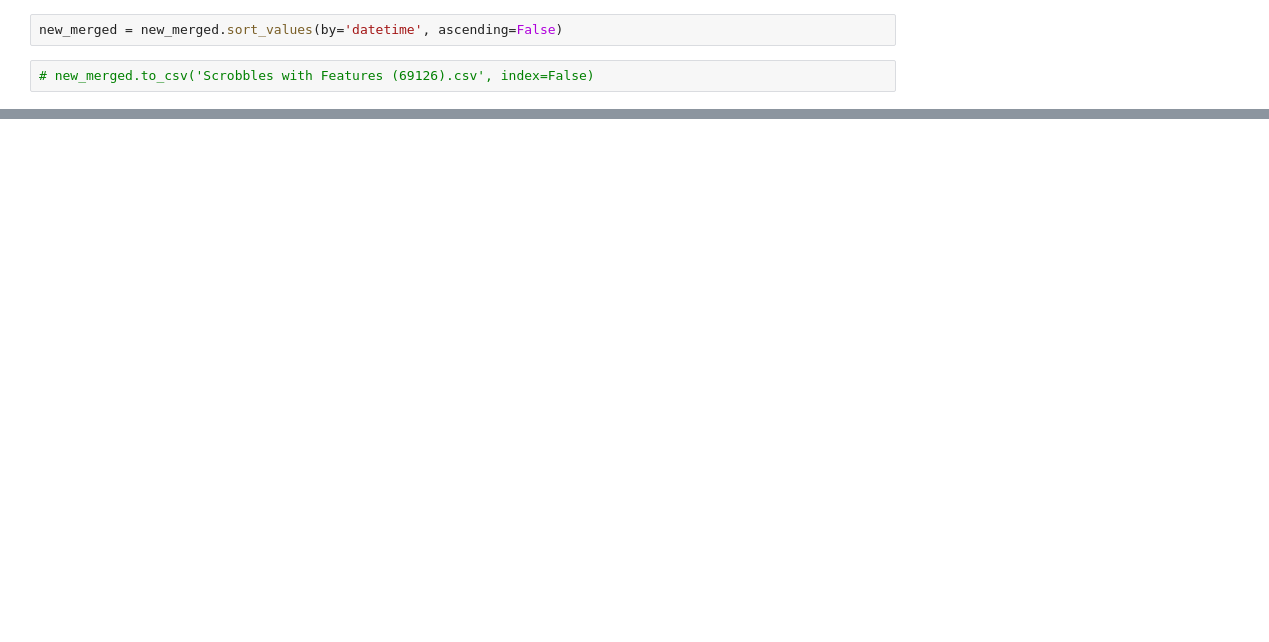
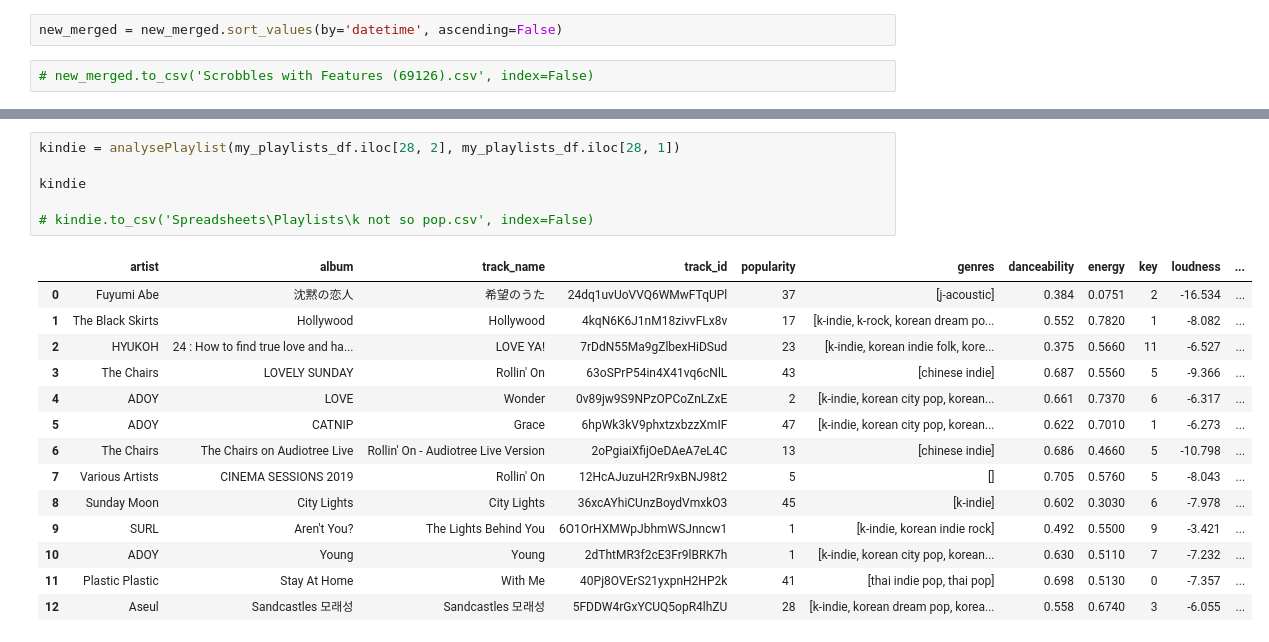
Before and after one commit to SidSaxena/music-analysis, a Jupyter notebook: spotify/spotify_final.ipynb, the cells around one changed output, grey strips where cells are left out. Cells and saved outputs as stored; diff of their text form; blank space fills up the shorter version.

```diff
--- a/spotify/spotify_final.ipynb
+++ b/spotify/spotify_final.ipynb
@@ -735,0 +540,21 @@ pd.reset_option('display.max_rows')
+# %%
+kindie = analysePlaylist(my_playlists_df.iloc[28, 2], my_playlists_df.iloc[28, 1])
+
+kindie
+
+# kindie.to_csv('Spreadsheets\Playlists\k not so pop.csv', index=False)
+# %% [output]
+|  | artist | album | track_name | track_id | popularity | genres | danceability | energy | key | loudness | ... |
+| 0 | Fuyumi Abe | 沈黙の恋人 | 希望のうた | 24dq1uvUoVVQ6WMwFTqUPl | 37 | [j-acoustic] | 0.384 | 0.0751 | 2 | -16.534 | ... |
+| 1 | The Black Skirts | Hollywood | Hollywood | 4kqN6K6J1nM18zivvFLx8v | 17 | [k-indie, k-rock, korean dream po... | 0.552 | 0.7820 | 1 | -8.082 | ... |
+| 2 | HYUKOH | 24 : How to find true love and ha... | LOVE YA! | 7rDdN55Ma9gZlbexHiDSud | 23 | [k-indie, korean indie folk, kore... | 0.375 | 0.5660 | 11 | -6.527 | ... |
+| 3 | The Chairs | LOVELY SUNDAY | Rollin' On | 63oSPrP54in4X41vq6cNlL | 43 | [chinese indie] | 0.687 | 0.5560 | 5 | -9.366 | ... |
+| 4 | ADOY | LOVE | Wonder | 0v89jw9S9NPzOPCoZnLZxE | 2 | [k-indie, korean city pop, korean... | 0.661 | 0.7370 | 6 | -6.317 | ... |
+| 5 | ADOY | CATNIP | Grace | 6hpWk3kV9phxtzxbzzXmIF | 47 | [k-indie, korean city pop, korean... | 0.622 | 0.7010 | 1 | -6.273 | ... |
+| 6 | The Chairs | The Chairs on Audiotree Live | Rollin' On - Audiotree Live Version | 2oPgiaiXfijOeDAeA7eL4C | 13 | [chinese indie] | 0.686 | 0.4660 | 5 | -10.798 | ... |
+| 7 | Various Artists | CINEMA SESSIONS 2019 | Rollin' On | 12HcAJuzuH2Rr9xBNJ98t2 | 5 | [] | 0.705 | 0.5760 | 5 | -8.043 | ... |
+| 8 | Sunday Moon | City Lights | City Lights | 36xcAYhiCUnzBoydVmxkO3 | 45 | [k-indie] | 0.602 | 0.3030 | 6 | -7.978 | ... |
+| 9 | SURL | Aren't You? | The Lights Behind You | 6O1OrHXMWpJbhmWSJnncw1 | 1 | [k-indie, korean indie rock] | 0.492 | 0.5500 | 9 | -3.421 | ... |
+| 10 | ADOY | Young | Young | 2dThtMR3f2cE3Fr9lBRK7h | 1 | [k-indie, korean city pop, korean... | 0.630 | 0.5110 | 7 | -7.232 | ... |
+| 11 | Plastic Plastic | Stay At Home | With Me | 40Pj8OVErS21yxpnH2HP2k | 41 | [thai indie pop, thai pop] | 0.698 | 0.5130 | 0 | -7.357 | ... |
+| 12 | Aseul | Sandcastles 모래성 | Sandcastles 모래성 | 5FDDW4rGxYCUQ5opR4lhZU | 28 | [k-indie, korean dream pop, korea... | 0.558 | 0.6740 | 3 | -6.055 | ... |
```
Also changed, not shown: parts of 50 cells of this notebook.
